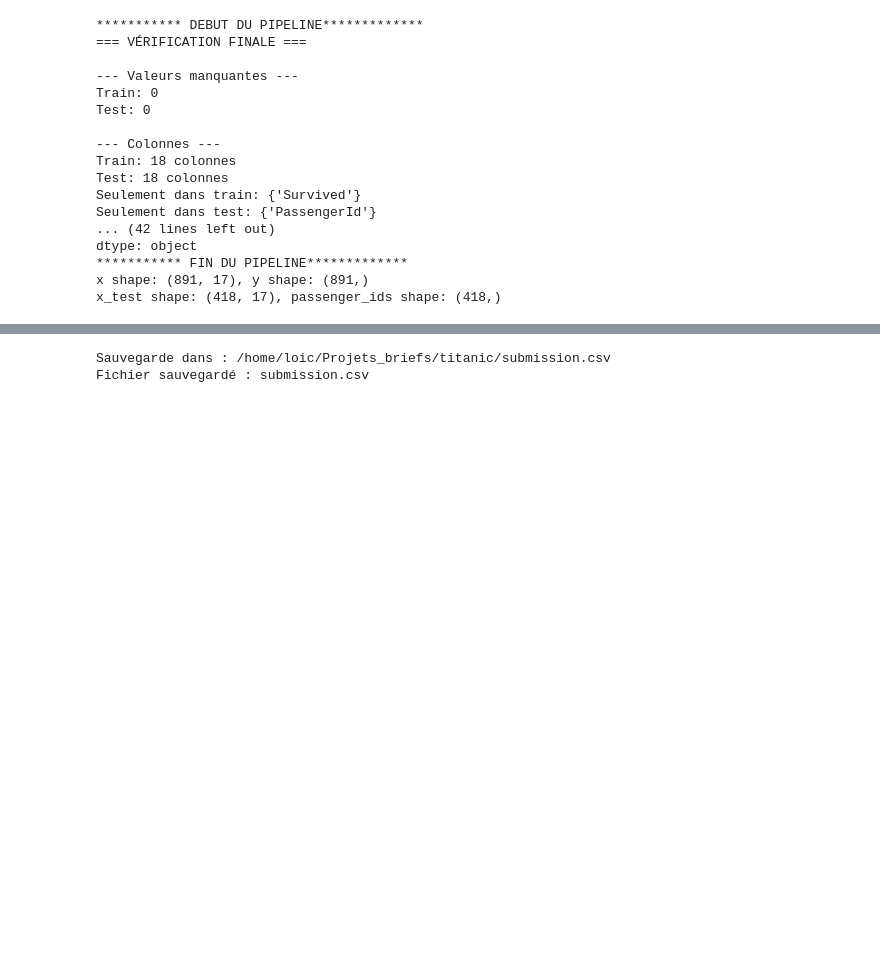
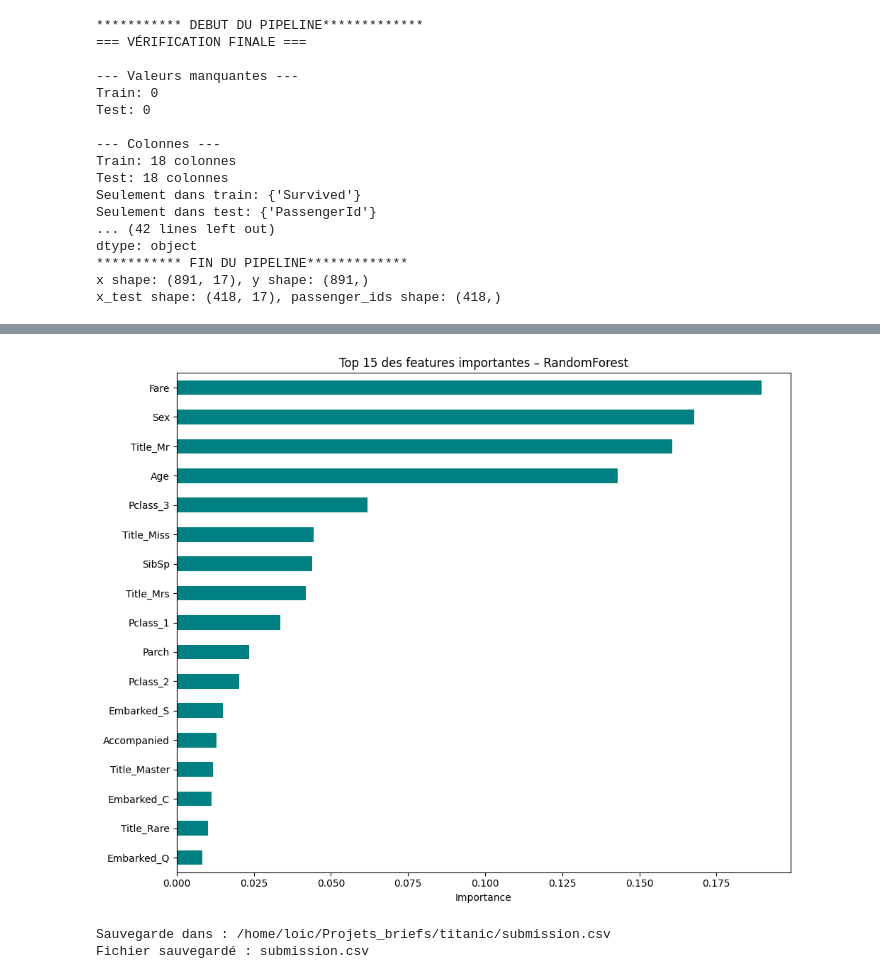
Before and after one commit to loicgoi/titanic, a Jupyter notebook: titanic.ipynb, the cells around one changed output, grey strips where cells are left out. Drawn from its saved outputs; the diff is of its cells as text; code cells hidden in the pictures; blank space fills up the shorter version.

Commit message:
Ajout de la vérification de l'importance des features

```diff
--- a/titanic.ipynb
+++ b/titanic.ipynb
@@ -184,6 +347,29 @@ def encode_features(df):
 # %%
 # Fonction Nettoyage des données finales
 def clean_final_data(df, is_train=True):
+
+    """
+    Nettoie le DataFrame en supprimant les colonnes non nécessaires à la modélisation.
+
+    Arg
+    ----------
+    df : pandas.DataFrame
+        DataFrame à nettoyer.
+    is_train : bool, optional (default=True)
+        - True  : mode « entraînement » → 'PassengerId' est supprimé.
+        - False : mode « test »        → 'PassengerId' est conservé pour la soumission.
+
+    Returns
+    --------
+    pandas.DataFrame
+        Copie du DataFrame sans les colonnes suivantes :
+        'Name', 'Ticket', 'Cabin' et, le cas échéant, 'PassengerId'.
+
+    Notes
+    -----
+    Le DataFrame original n’est pas modifié ; une copie profonde est retournée.
+    """
+
     df = df.copy()
 
     # Supprimer les colonnes inutiles pour la modélisation
@@ -432,10 +785,28 @@ plot_results(results)
 # %%
-# Entraînement du modèle choisi sur TOUT l'entraînement
-final_model = RandomForestClassifier(n_estimators=100, random_state=42)
+# Entraînement du modèle choisi avec les meilleurs hyperparamètres trouvés
+final_model = RandomForestClassifier(n_estimators=400, min_samples_split=10, min_samples_leaf=1, max_features='log2', max_depth=None, random_state=42)
 final_model.fit(x, y)
+
+# Extraction des importances
+importances = final_model.feature_importances_
+feature_names = x.columns
+
+# DataFrame trié
+feat_imp = pd.Series(importances, index=feature_names).sort_values(ascending=False)
+
+# Affichage
+plt.figure(figsize=(10, 8))
+feat_imp.head(18).plot(kind='barh', color='teal')
+plt.gca().invert_yaxis()
+plt.title("Top 15 des features importantes – RandomForest")
+plt.xlabel("Importance")
+plt.tight_layout()
+plt.show()
 
 # Prédiction sur les données de test
 y_pred = final_model.predict(x_test)
+# %% [output]
+[figure, added]
 # %%
 # Génération du fichier CSV pour soumission
 def save_csv_submission(passenger_ids, y_pred, filename='submission.csv'):
```
Also changed, not shown: parts of 12 cells of this notebook.
